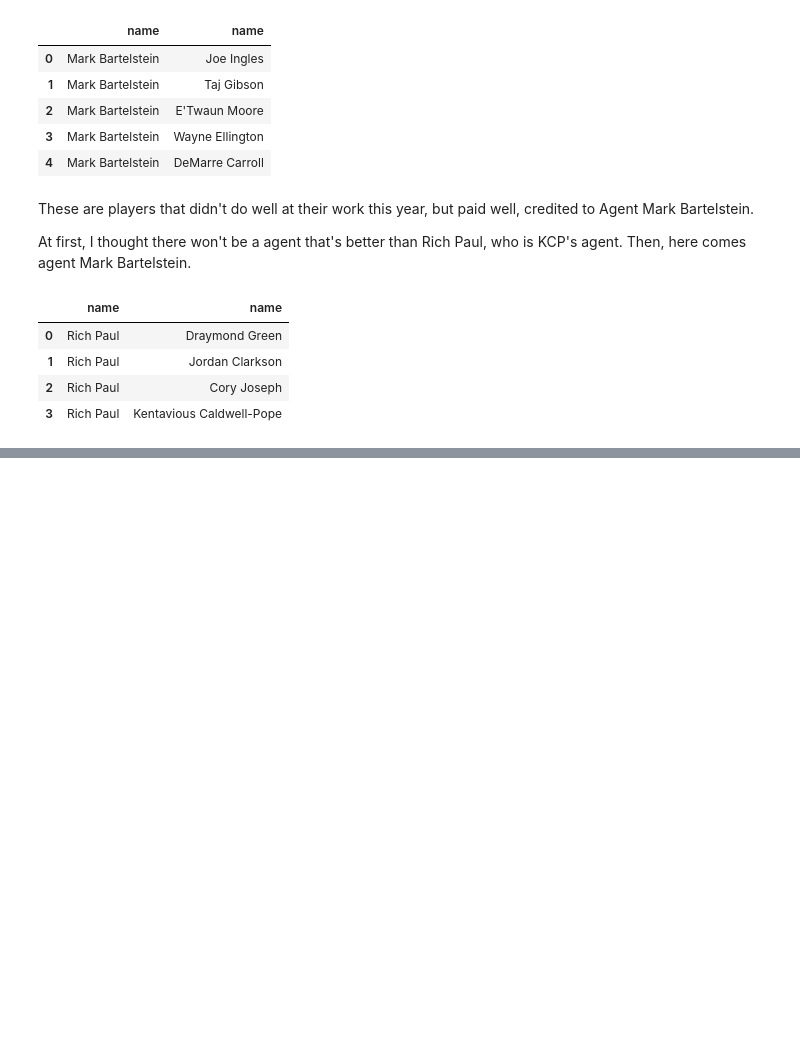
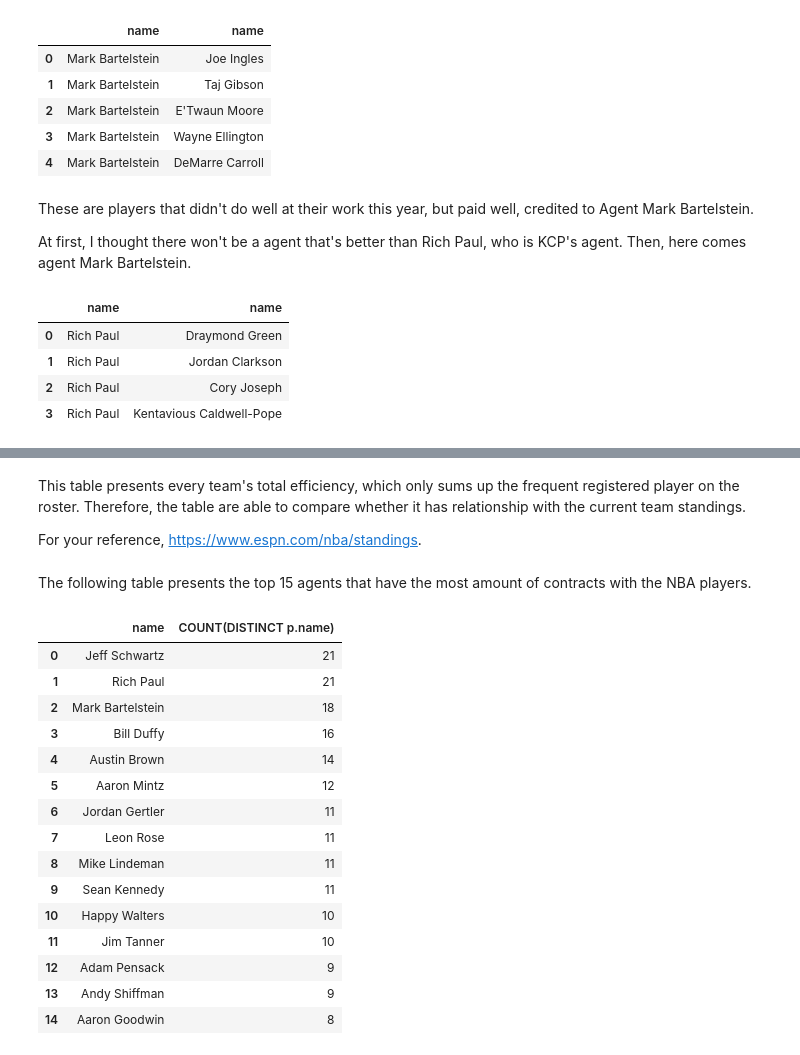
Before and after one commit to my9143434/NBA_salary_static, a Jupyter notebook: yiting_lin.ipynb, the cells around one changed output, grey strips where cells are left out. Saved outputs shown, nothing was run; the diff lists cells and outputs as text; code cells hidden in the pictures; blank space fills up the shorter version.

```diff
--- a/yiting_lin.ipynb
+++ b/yiting_lin.ipynb
@@ -201,0 +258,27 @@ These are the players, whose agent is Rich Paul, also Lebron James's agent.
+# %% [markdown]
+This table presents every team's total efficiency, which only sums up the frequent registered player on the roster.
+Therefore, the table are able to compare whether it has relationship with the current team standings.
+
+For your reference, https://www.espn.com/nba/standings.
+# %% [markdown]
+The following table presents the top 15 agents that have the most amount of contracts with the NBA players.
+# %%
+df = pd.read_sql_query("SELECT a.name, COUNT(DISTINCT p.name) FROM Players as p JOIN Agents as a WHERE a.id = p.agents_id  GROUP BY a.name ORDER BY COUNT (DISTINCT p.name) DESC", db_control)
+df.head(15)
+# %% [output]
+|  | name | COUNT(DISTINCT p.name) |
+| 0 | Jeff Schwartz | 21 |
+| 1 | Rich Paul | 21 |
+| 2 | Mark Bartelstein | 18 |
+| 3 | Bill Duffy | 16 |
+| 4 | Austin Brown | 14 |
+| 5 | Aaron Mintz | 12 |
+| 6 | Jordan Gertler | 11 |
+| 7 | Leon Rose | 11 |
+| 8 | Mike Lindeman | 11 |
+| 9 | Sean Kennedy | 11 |
+| 10 | Happy Walters | 10 |
+| 11 | Jim Tanner | 10 |
+| 12 | Adam Pensack | 9 |
+| 13 | Andy Shiffman | 9 |
+| 14 | Aaron Goodwin | 8 |
```
Also changed, not shown: parts of 18 cells of this notebook.
